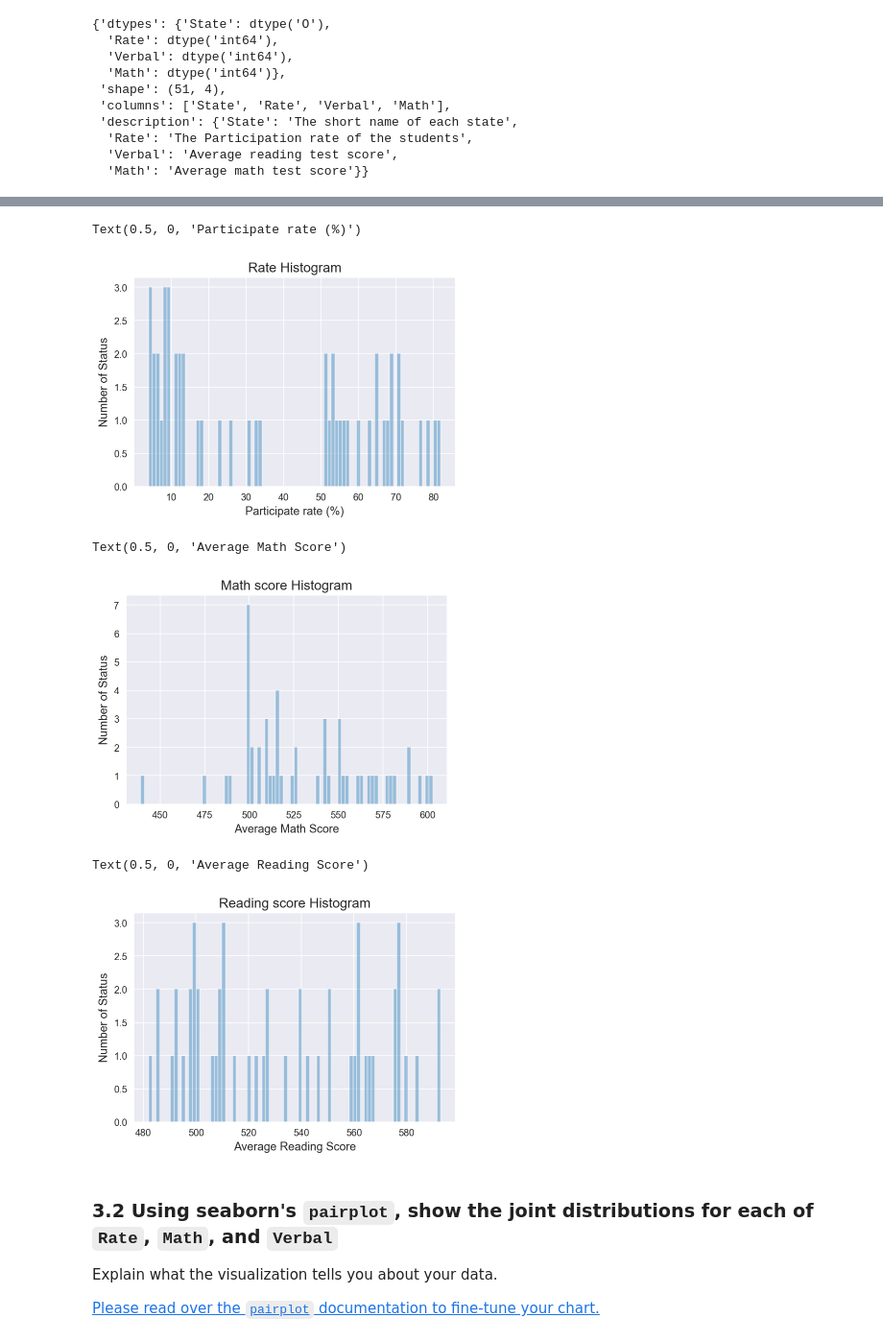
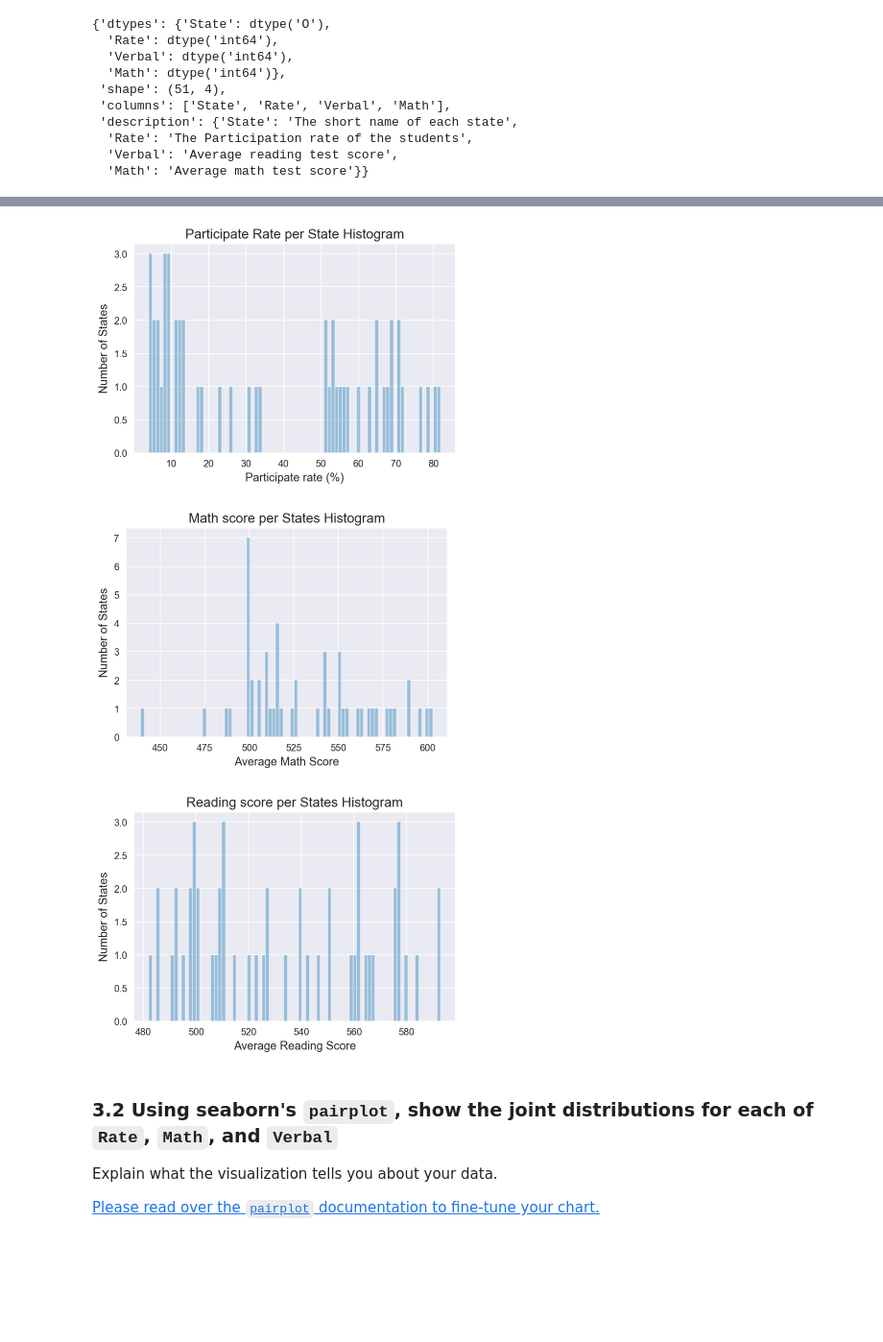
Before and after one commit to Miaowshroom/project2, a Jupyter notebook: project-02-v2-starter-code-seperatetable.ipynb, the cells around one changed output, grey strips where cells are left out. Shown: that part at 96% size. Drawn from its saved outputs; the diff is of its cells as text; code cells hidden in the pictures; blank space fills up the shorter version.

```diff
--- a/project-02-v2-starter-code-seperatetable.ipynb
+++ b/project-02-v2-starter-code-seperatetable.ipynb
@@ -226,28 +294,25 @@ Set the keyword argument `kde=False`. This way you can actually see the counts w
 [Please read over the `distplot` documentation to learn about the arguments and fine-tune your chart if you want.](https://stanford.edu/~mwaskom/software/seaborn/generated/seaborn.distplot.html#seaborn.distplot)
 # %%
 sns.distplot(sat_data.Rate, kde=False, bins=80)
-plt.title('Rate Histogram', fontsize=14)
-plt.ylabel('Number of Status', fontsize=12)
-plt.xlabel('Participate rate (%)', fontsize=12)
+plt.title('Participate Rate per State Histogram', fontsize=14)
+plt.ylabel('Number of States', fontsize=12)
+plt.xlabel('Participate rate (%)', fontsize=12);
 # %% [output]
-Text(0.5, 0, 'Participate rate (%)')
-[figure, old version]
+[figure, new version]
 # %%
 sns.distplot(sat_data.Math, kde=False, bins=80)
-plt.title('Math score Histogram', fontsize=14)
-plt.ylabel('Number of Status', fontsize=12)
-plt.xlabel('Average Math Score', fontsize=12)
+plt.title('Math score per States Histogram', fontsize=14)
+plt.ylabel('Number of States', fontsize=12)
+plt.xlabel('Average Math Score', fontsize=12);
 # %% [output]
-Text(0.5, 0, 'Average Math Score')
-[figure, old version]
+[figure, new version]
 # %%
 sns.distplot(sat_data.Verbal, kde=False, bins=80)
-plt.title('Reading score Histogram', fontsize=14)
-plt.ylabel('Number of Status', fontsize=12)
-plt.xlabel('Average Reading Score', fontsize=12)
+plt.title('Reading score per States Histogram', fontsize=14)
+plt.ylabel('Number of States', fontsize=12)
+plt.xlabel('Average Reading Score', fontsize=12);
 # %% [output]
-Text(0.5, 0, 'Average Reading Score')
-[figure, old version]
+[figure, new version]
 # %% [markdown]
 ### 3.2 Using seaborn's `pairplot`, show the joint distributions for each of `Rate`, `Math`, and `Verbal`
 
```
Also changed, not shown: parts of 64 cells of this notebook.
